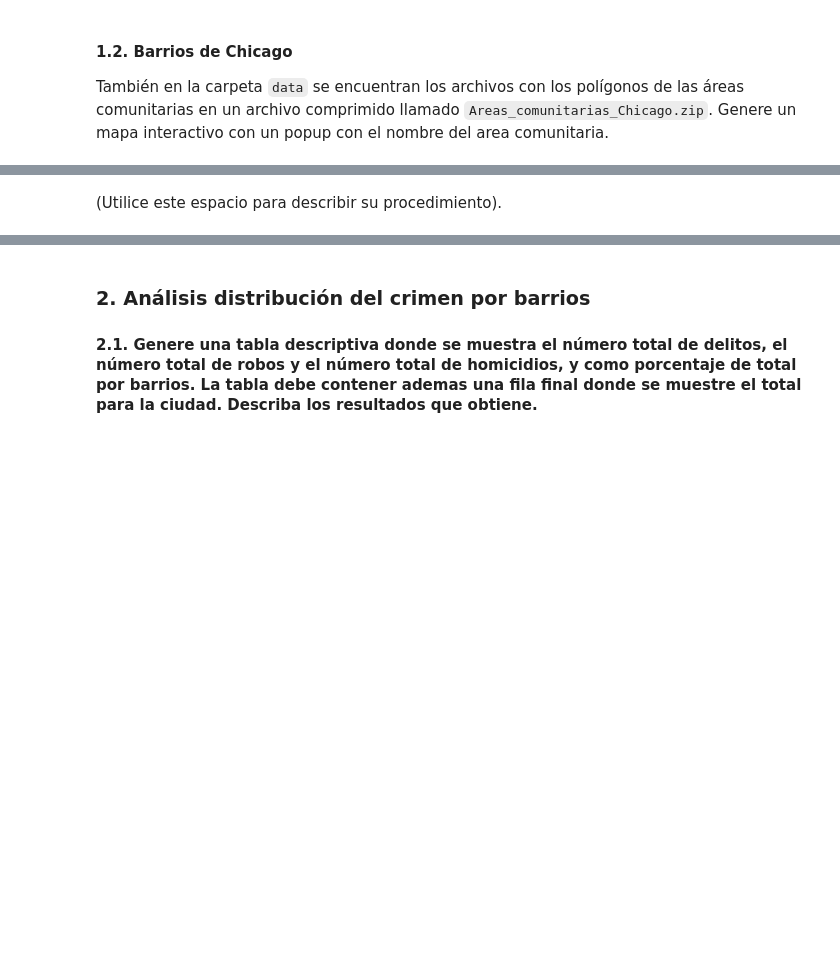
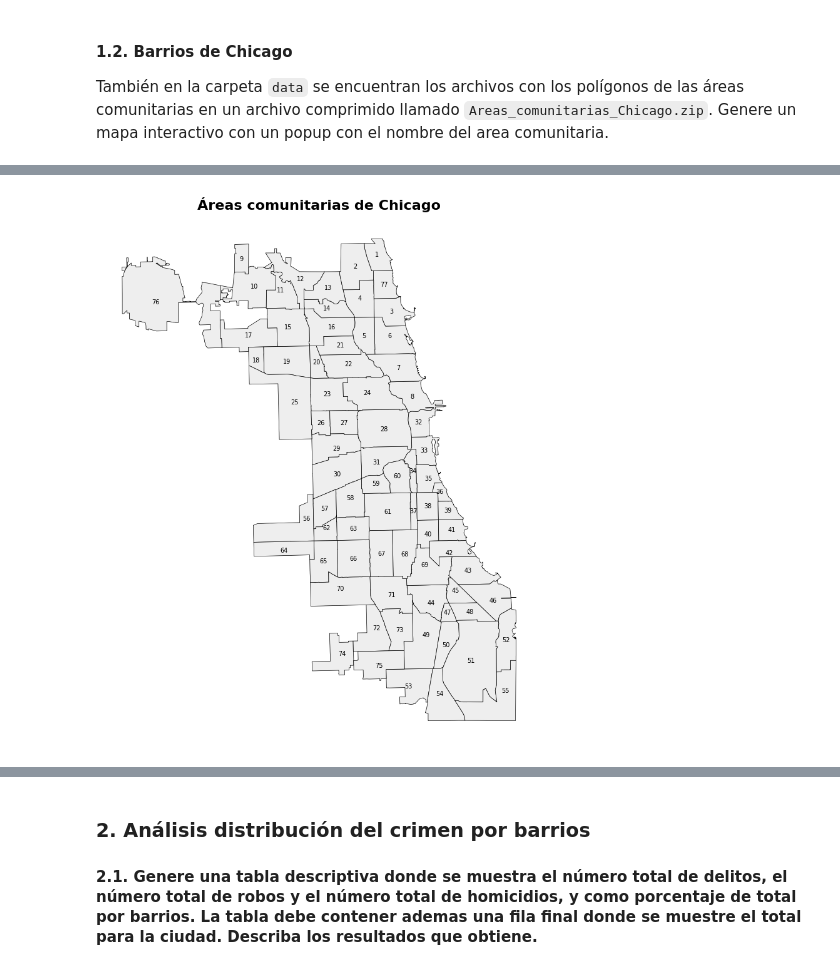
Before and after one commit to camto-24/taller_4_Aprendizaje_no_supervisado, a Jupyter notebook: S7_LC_Taller_Geograficos_KDE.ipynb, the cells around one changed output, grey strips where cells are left out. Drawn from its saved outputs; the diff is of its cells as text; code cells hidden in the pictures; blank space fills up the shorter version.

Commit message:
Segunda parte del primer punto

```diff
--- a/S7_LC_Taller_Geograficos_KDE.ipynb
+++ b/S7_LC_Taller_Geograficos_KDE.ipynb
@@ -100,4 +102,11 @@ En cuanto a la variable de área comunitaria, el área con mayor número de deli
 
 También en la carpeta `data` se encuentran los archivos con los polígonos de las áreas comunitarias en un archivo comprimido llamado `Areas_comunitarias_Chicago.zip`. Genere un mapa interactivo con un popup con el nombre del area comunitaria.
 # %%
-# Utilice este espacio para escribir el código.
+# Configuración del entorno
+import glob
+import matplotlib.pyplot as plt
+ruta_areas = "/content/taller_4_Aprendizaje_no_supervisado/data/Areas_comunitarias_Chicago.zip"
+
+#Cargamos los datos
+areas = gpd.read_file(f"zip://{ruta_areas}")
+areas.head()
@@ -104,2 +120,34 @@ También en la carpeta `data` se encuentran los archivos con los polígonos de l
-# %% [markdown]
-(Utilice este espacio para describir su procedimiento).
+# %%
+#Graficamos las áreas
+fig, ax = plt.subplots(figsize=(11, 11))
+
+areas.plot(
+    ax=ax,
+    color="#eeeeee",
+    edgecolor="black",
+    linewidth=0.5
+)
+
+# Agregar etiquetas en el centro de cada polígono
+for idx, row in areas.iterrows():
+    punto = row.geometry.representative_point()
+    ax.text(
+        punto.x,
+        punto.y,
+        str(row["area_numbe"]),
+        fontsize=7,
+        ha="center",
+        va="center"
+    )
+
+ax.set_title(
+    "Áreas comunitarias de Chicago",
+    fontsize=16,
+    fontweight="bold"
+)
+
+ax.axis("off")
+
+plt.show()
+# %% [output]
+[figure, added]
```
Also changed, not shown: parts of 3 cells of this notebook.
